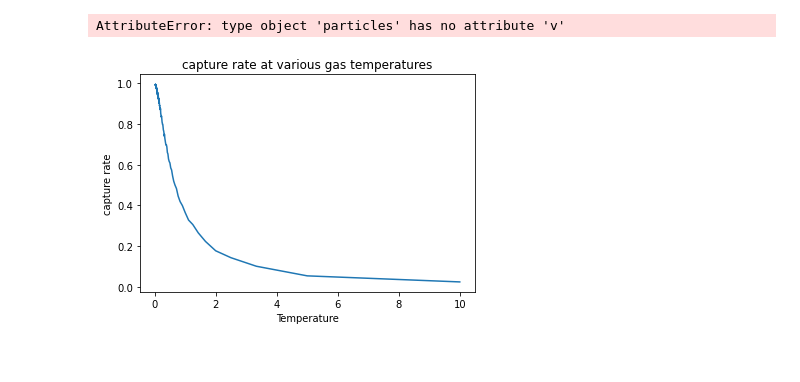
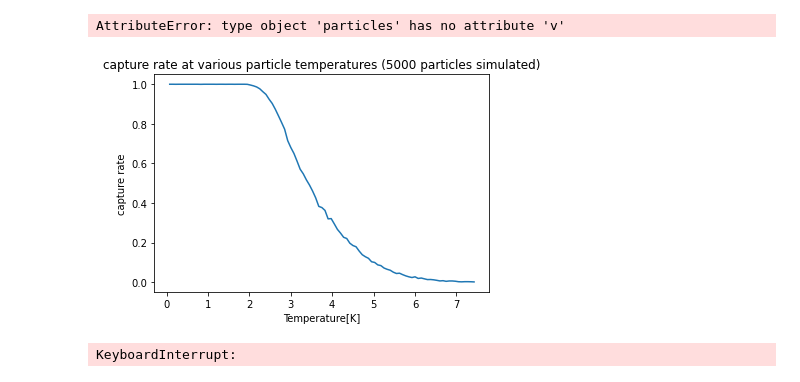
Before and after one commit to lexEjoosten/MOT-modelling, a Jupyter notebook: Optical Molasses Model.ipynb, the cells around one changed output. Drawn from its saved outputs; the diff is of its cells as text; code cells hidden in the pictures.

```diff
--- a/Optical Molasses Model.ipynb
+++ b/Optical Molasses Model.ipynb
@@ -134,7 +157,7 @@ if True: #doppler along a given direction
 # %%
-Simlen=2000
+Simlen=300
 x,v=particles.init_track(Simlen=Simlen)
-tstep=0.0005
+tstep=0.0001
 for i in tqdm(range (Simlen), desc="simulating"):
     _,_  =forward(timestep=tstep,acceladj=True,grav=True)
     x,v=particles.track(x,v,i)
@@ -174,13 +216,13 @@ AttributeError: type object 'particles' has no attribute 'v'
 # %%
 temps=[]
 prop=[]
-for Tinv in tqdm(range(1,400),desc="running simulations"):
-    T=10/Tinv
+for Tinv in tqdm(range(1,100),desc="running simulations"):
+    T=Tinv*0.075
     temps.append(T)
-    particles.create(T=T)
-    Simlen=100
+    particles.createuniform(T=T)
+    Simlen=300
     x,v=particles.init_track(Simlen=Simlen)
-    tstep=0.01
+    tstep=0.0001
     for i in range (Simlen):
         _,_  =forward(timestep=tstep,acceladj=True,grav=True)
         x,v=particles.track(x,v,i)
@@ -193,9 +235,44 @@ for Tinv in tqdm(range(1,400),desc="running simulations"):
 # %%
 prop=np.array(prop)
 plt.plot(temps,prop)
-plt.xlabel("Temperature")
+plt.xlabel("Temperature[K]")
 plt.ylabel("capture rate")
-plt.title("capture rate at various gas temperatures")
+plt.title("capture rate at various particle temperatures (5000 particles simulated)")
 plt.show()
 # %% [output]
-[figure, old version]
+[figure, new version]
+# %%
+S=[]
+for i in tqdm(range(1,300)):
+    Bgrad=i/1000
+    Environment.B=Tensor([Bgrad,Bgrad,-2*Bgrad]).cuda() #zeeman along a given direction
+    direction=1*np.array([1,1,1])
+    num=30000
+    d=np.linalg.norm(direction)
+    pos=t.zeros((3,num))
+    pos[0]=t.linspace(-direction[0],direction[0],num)
+    pos[1]=t.linspace(-direction[1],direction[1],num)
+    pos[2]=t.linspace(-direction[2],direction[2],num)
+    pos=pos.transpose(0,1)
+    vel=t.zeros((3,num)).transpose(0,1)
+    particles.createbyinp(pos,vel,2,3)
+    Accel,_=forward()
+    A=Accel.cpu().numpy()[:,0]
+    #size=max(A)
+    size=abs(np.where(A==min(A))[0]-np.where(A==max(A))[0])*d/num
+    S.append(size[0])
+S=np.array(S)
+Environment.B=vr.A
+'''
+    plt.title('Acceleration due to Zeeman trapping for atoms along the direction: '+str(np.round(100*direction/d)))
+    plt.plot(np.linspace(-d,d,num),A[:,0],label='x')
+    plt.plot(np.linspace(-d,d,num),A[:,1],label='y')
+    plt.plot(np.linspace(-d,d,num),A[:,2],label='z')
+    plt.xlabel('Distance along direction ' +str(np.round(100*direction/d))+' in meters')
+    plt.ylabel('Acceleration in m/s^2')
+    plt.legend()
+    plt.show()
+    print(np.sum(A[int(num/2):,0]*d/num))
+    '''
+# %% [output]
+KeyboardInterrupt:
```
Also changed, not shown: parts of 18 cells of this notebook, 3 other files.
